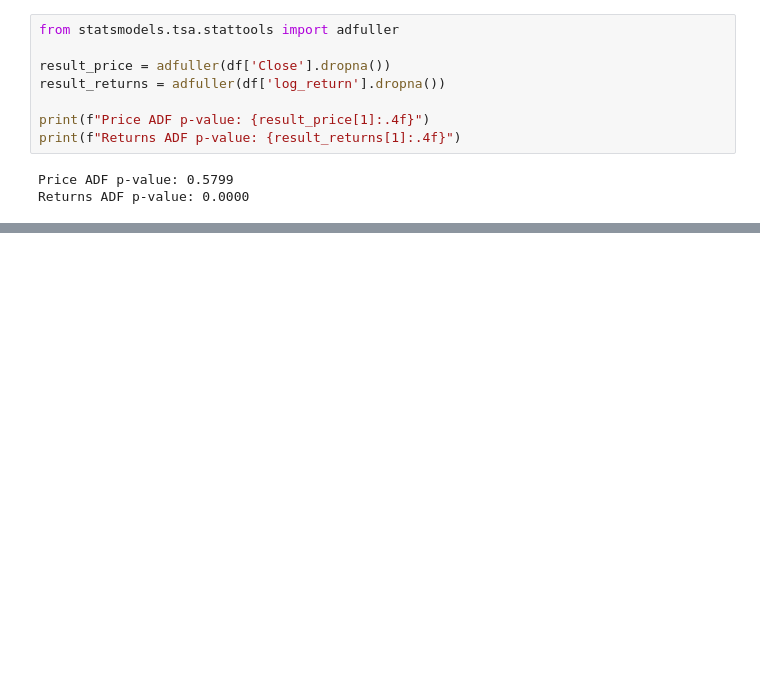
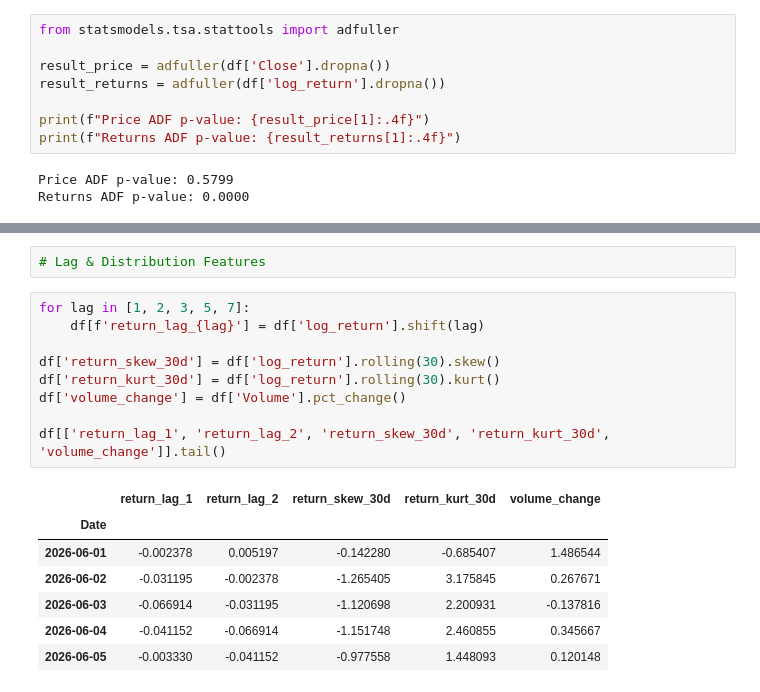
Before and after one commit to MADEKUOROYE/bitcoin-volatility-forecasting, a Jupyter notebook: notebooks/01_edabitcoin.ipynb, the cells around one changed output, grey strips where cells are left out. Saved outputs shown, nothing was run; the diff lists cells and outputs as text; blank space fills up the shorter version.

```diff
--- a/notebooks/01_edabitcoin.ipynb
+++ b/notebooks/01_edabitcoin.ipynb
@@ -161,0 +215,19 @@ Returns ADF p-value: 0.0000
+# %%
+# Lag & Distribution Features
+# %%
+for lag in [1, 2, 3, 5, 7]:
+    df[f'return_lag_{lag}'] = df['log_return'].shift(lag)
+
+df['return_skew_30d'] = df['log_return'].rolling(30).skew()
+df['return_kurt_30d'] = df['log_return'].rolling(30).kurt()
+df['volume_change'] = df['Volume'].pct_change()
+
+df[['return_lag_1', 'return_lag_2', 'return_skew_30d', 'return_kurt_30d', 'volume_change']].tail()
+# %% [output]
+|  | return_lag_1 | return_lag_2 | return_skew_30d | return_kurt_30d | volume_change |
+| Date |  |  |  |  |  |
+| 2026-06-01 | -0.002378 | 0.005197 | -0.142280 | -0.685407 | 1.486544 |
+| 2026-06-02 | -0.031195 | -0.002378 | -1.265405 | 3.175845 | 0.267671 |
+| 2026-06-03 | -0.066914 | -0.031195 | -1.120698 | 2.200931 | -0.137816 |
+| 2026-06-04 | -0.041152 | -0.066914 | -1.151748 | 2.460855 | 0.345667 |
+| 2026-06-05 | -0.003330 | -0.041152 | -0.977558 | 1.448093 | 0.120148 |
```
Also changed, not shown: parts of 8 cells of this notebook, 1 other file.
